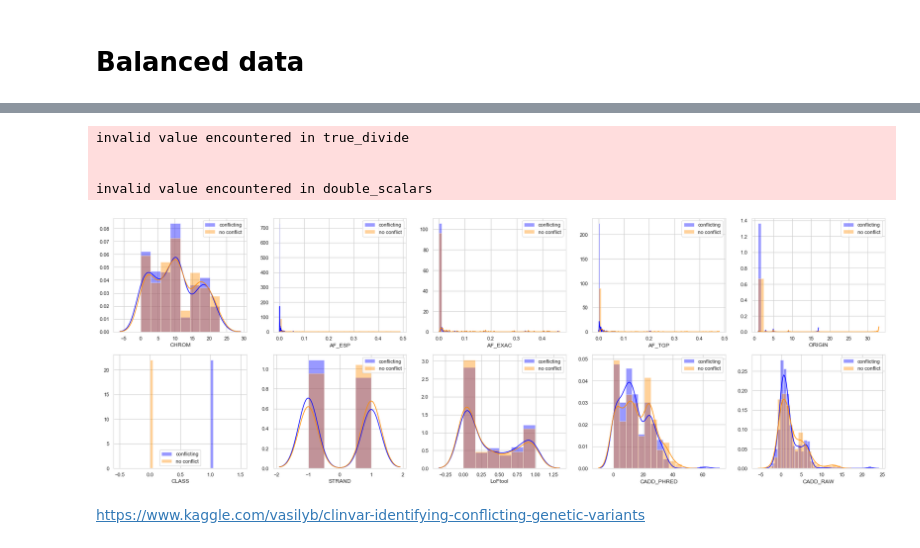
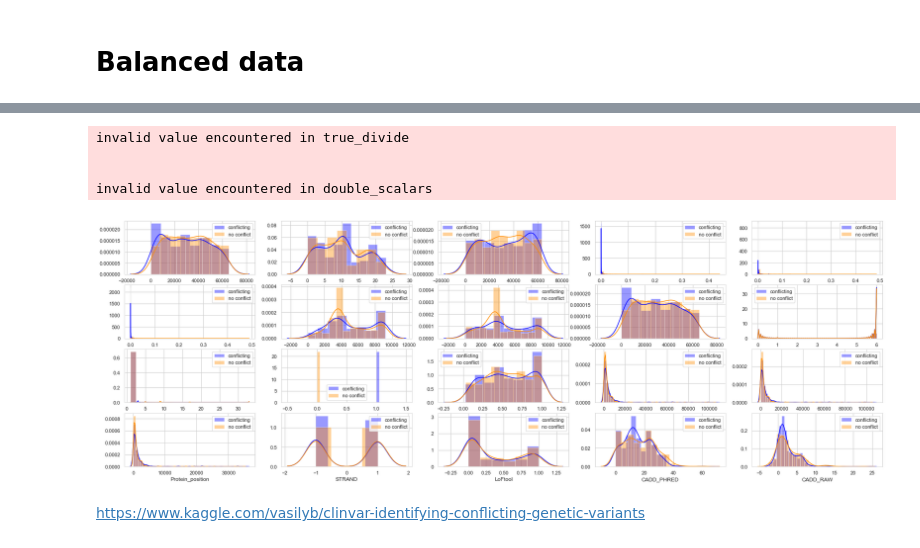
Before and after one commit to mdlee3551/springboard, a Jupyter notebook: Genetic variant classifications/Data analysis/ Genetic variant classifications.ipynb, the cells around one changed output, grey strips where cells are left out. Saved outputs shown, nothing was run; the diff lists cells and outputs as text; code cells hidden in the pictures.

```diff
--- a/Genetic variant classifications/Data analysis/ Genetic variant classifications.ipynb
+++ b/Genetic variant classifications/Data analysis/ Genetic variant classifications.ipynb
@@ -131 +236,13 @@ Index(['CHROM', 'POS', 'REF', 'ALT', 'AF_ESP', 'AF_EXAC', 'AF_TGP', 'CLNDISDB',
+# %%
+df_drop_numeric = df.drop(['GENEINFO','Codons','MC','Feature_type','Allele','Consequence','IMPACT','REF','ALT','Feature','Amino_acids','Codons','BIOTYPE'], axis =1)
+# %%
+# change into float
+change = LabelEncoder()
+df_drop_numeric['CHROM'] = change.fit_transform(df_drop_numeric['CHROM']).astype('float64')
+df_drop_numeric['KEY'] = change.fit_transform(df_drop_numeric['KEY']).astype('float64')
+df_drop_numeric['POS'] = change.fit_transform(df_drop_numeric['POS']).astype('float64')
+df_drop_numeric['CLNVC'] = change.fit_transform(df_drop_numeric['CLNVC']).astype('float64')
+df_drop_numeric['CLNHGVS'] = change.fit_transform(df_drop_numeric['CLNHGVS']).astype('float64')
+df_drop_numeric['CLNDN'] = change.fit_transform(df_drop_numeric['CLNDN']).astype('float64')
+df_drop_numeric['CLNDISDB'] = change.fit_transform(df_drop_numeric['CLNDISDB']).astype('float64')
 # %%
@@ -201,5 +270,5 @@ memory usage: 8.5+ MB
 # %%
-df_drop_numeric = df_drop.drop(['Allele','Consequence','IMPACT','Feature','cDNA_position','CDS_position','Protein_position'], axis =1)
+df_numeric = df.drop(['Allele','Consequence','IMPACT','REF','ALT','Feature','Amino_acids','Codons','BIOTYPE'], axis =1)
 # %%
 df_drop_numeric.dropna(axis = 0, inplace = True)
 # %%
@@ -349,13 +335,0 @@ memory usage: 7.1 MB
-# %%
-#plot after balancing the dataset
-
-
-fig = plt.figure(figsize = (30,10))
-j = 0
-for i in df_drop_numeric.columns:
-    plt.subplot(2, 5, j+1)
-    j += 1
-    sns.distplot(df_drop_numeric[i][df_drop_result['CLASS'] == 1], color = 'blue', label = 'conflicting')
-    sns.distplot(df_drop_numeric[i][df_drop_result['CLASS'] == 0], color = 'darkorange', label = 'no conflict')
-    plt.legend(loc = 'best')
-plt.show()
@@ -420,22 +519,19 @@ plt.show()
 # %%
-
-
-
 fig = plt.figure(figsize = (30,10))
 j = 0
 for i in df_drop_numeric.columns:
-    plt.subplot(2, 5, j+1)
+    plt.subplot(4, 5, j+1)
     j += 1
     sns.distplot(df_balanced[i][df_balanced['CLASS'] == 1], color = 'blue', label = 'conflicting')
     sns.distplot(df_balanced[i][df_balanced['CLASS'] == 0], color = 'darkorange', label = 'no conflict')
     plt.legend(loc = 'best')
 plt.show()
 # %% [output]
 invalid value encountered in true_divide
 
 
 invalid value encountered in double_scalars
-[figure, old version]
+[figure, new version]
 # %% [markdown]
 https://www.kaggle.com/vasilyb/clinvar-identifying-conflicting-genetic-variants
 # %%
```
Also changed, not shown: parts of 85 cells of this notebook.
